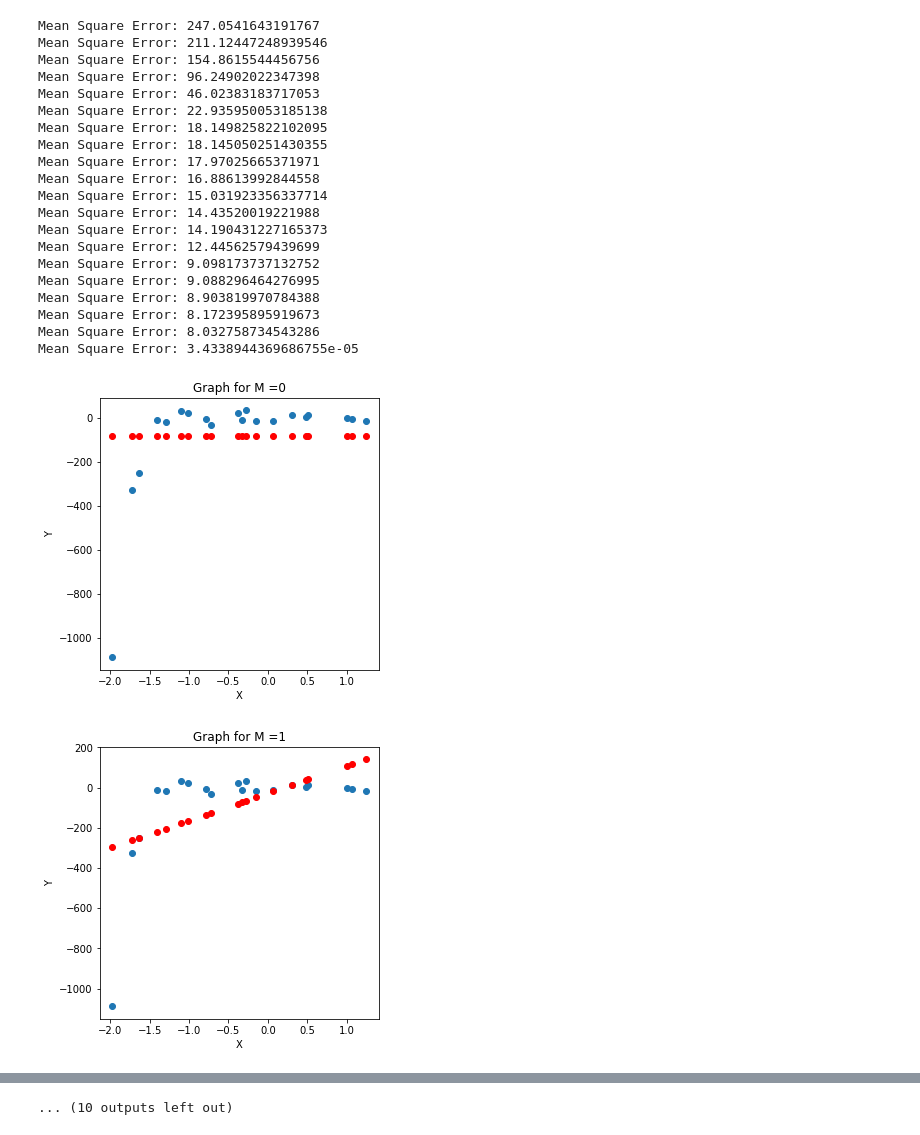
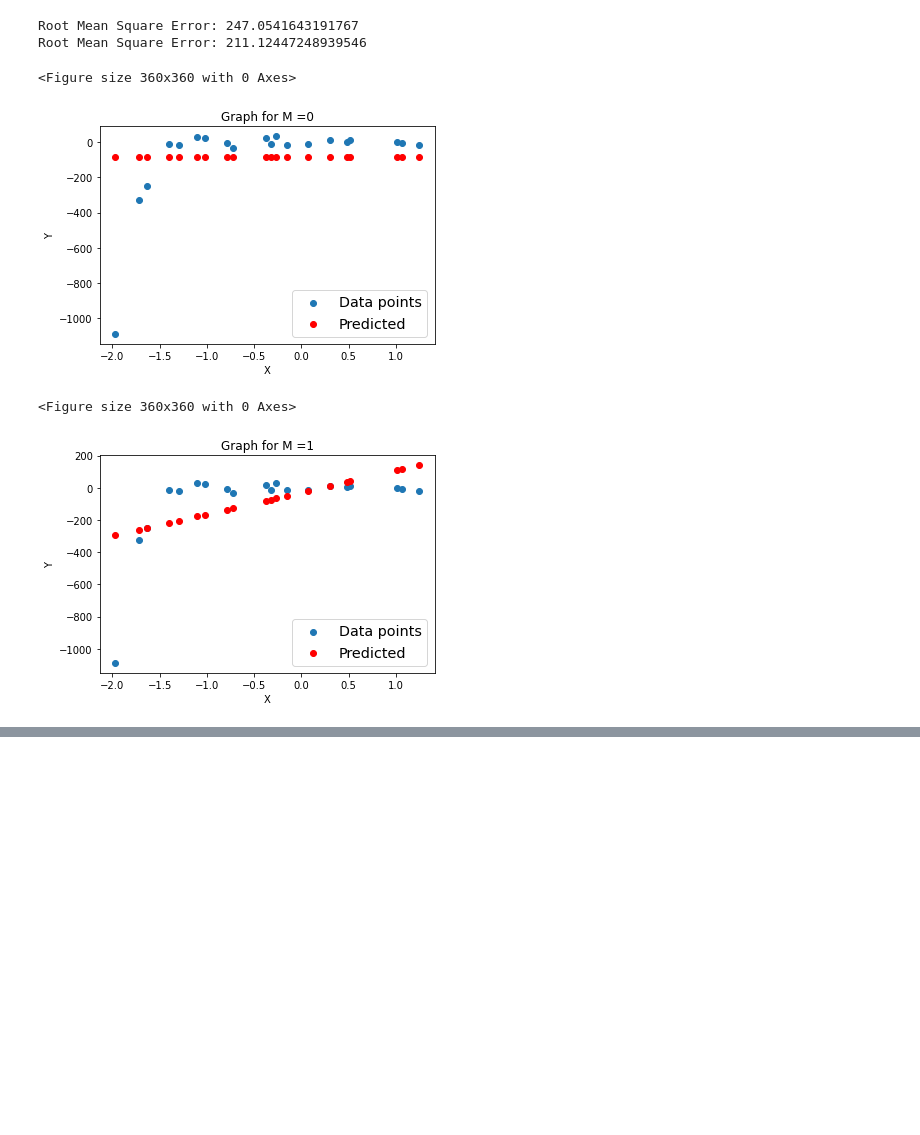
Before and after one commit to KAJURAMBO/Assignment1_linear-polyregression_intro-to-ml_ell784, a Jupyter notebook: assignment_1.ipynb, the cells around one changed output, grey strips where cells are left out. Cells and saved outputs as stored; diff of their text form; code cells hidden in the pictures; blank space fills up the shorter version.

```diff
--- a/assignment_1.ipynb
+++ b/assignment_1.ipynb
@@ -11,63 +11,56 @@ X=data['x']
 Y=data['y']
 X_20=X.loc[0:19]
 Y_20=Y.loc[0:19]
+
 # X_20.shape## As the dimension is 100, but linear regression trainning need atleast 1 dimension
 # Y_20.shape
 # X_20.ndim
 # Y_20.ndim ## 1 ...Cant train linear regression model so we need to give dimension
 x_train = X_20.values.reshape(-1,1)
 y_train = Y_20.values.reshape(-1,1)
+x_full = X.values.reshape(-1,1)
+y_full = Y.values.reshape(-1,1)
+
 
 M=20
 Mean_square_error=[]
 
 for i in range(M):
         polynomial_features = PolynomialFeatures(degree = i)
         X_poly = polynomial_features.fit_transform(x_train)
+
         polynomial_reg_model=LinearRegression()
         polynomial_reg_model.fit(X_poly,y_train)
         y_predicted = polynomial_reg_model.predict(X_poly)
-        y_predicted
+
+
         plt.figure(figsize=(5,5))
+        fig, ax = plt.subplots()
         plt.title(f"Graph for M ={i}")
-        plt.scatter(X_20,Y_20)
+        plt.scatter(X_20,Y_20,label='Data points')
         plt.xlabel("X")
         plt.ylabel("Y")
-        plt.scatter(X_20,y_predicted,c="red")
+
+        plt.scatter(X_20,y_predicted,label='Predicted',c="red")
+        legend = ax.legend(loc='best', fontsize='x-large')
         plt.show
         MSE = mean_squared_error(Y_20, y_predicted)
         RMSE = math.sqrt(MSE)
         Mean_square_error.append(RMSE)
-        print("Mean Square Error:",RMSE)
-Iterations_M= (np.linspace(1,20,num=20,dtype="int"))
+        print("Root Mean Square Error:",RMSE)
+Iterations_M= (np.linspace(1,M,num=M,dtype="int"))
 plt.figure(figsize = (12, 5))
 plt.plot(Iterations_M, Mean_square_error, 'green')
 plt.title("Error vs M")
 plt.xlabel('Iterations_M')
 plt.ylabel('RMSE')
-plt.xticks(np.arange(1,21))
+plt.xticks(np.arange(1,M+1))
 plt.grid(True, color = "grey", linewidth = "1.4", linestyle = "-.")
 plt.show()
 # %% [output]
-Mean Square Error: 247.0541643191767
-Mean Square Error: 211.12447248939546
-Mean Square Error: 154.8615544456756
-Mean Square Error: 96.24902022347398
-Mean Square Error: 46.02383183717053
-Mean Square Error: 22.935950053185138
-Mean Square Error: 18.149825822102095
-Mean Square Error: 18.145050251430355
-Mean Square Error: 17.97025665371971
-Mean Square Error: 16.88613992844558
-Mean Square Error: 15.031923356337714
-Mean Square Error: 14.43520019221988
-Mean Square Error: 14.190431227165373
-Mean Square Error: 12.44562579439699
-Mean Square Error: 9.098173737132752
-Mean Square Error: 9.088296464276995
-Mean Square Error: 8.903819970784388
-Mean Square Error: 8.172395895919673
-Mean Square Error: 8.032758734543286
-Mean Square Error: 3.4338944369686755e-05
+Root Mean Square Error: 247.0541643191767
+Root Mean Square Error: 211.12447248939546
+<Figure size 360x360 with 0 Axes>
-[figure, old version]
+[figure, new version]
+<Figure size 360x360 with 0 Axes>
-[figure, old version]
+[figure, new version]
@@ -83 +67,0 @@ Mean Square Error: 3.4338944369686755e-05
-... (10 outputs left out)
```
Also changed, not shown: parts of 2 cells of this notebook.
